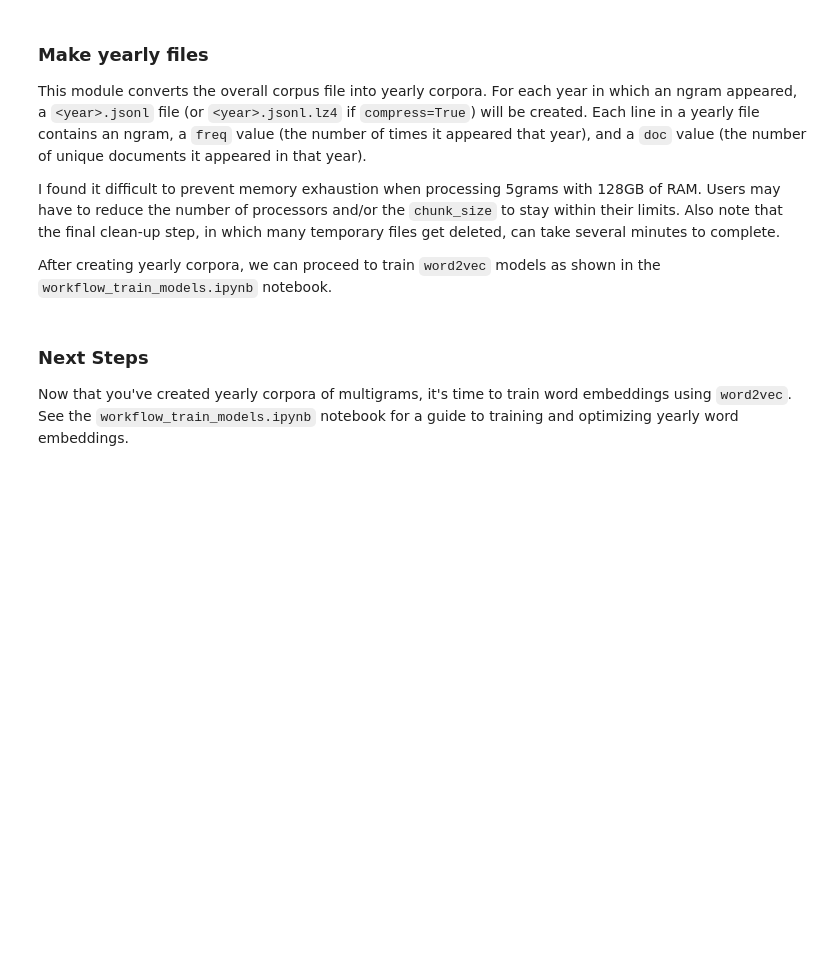
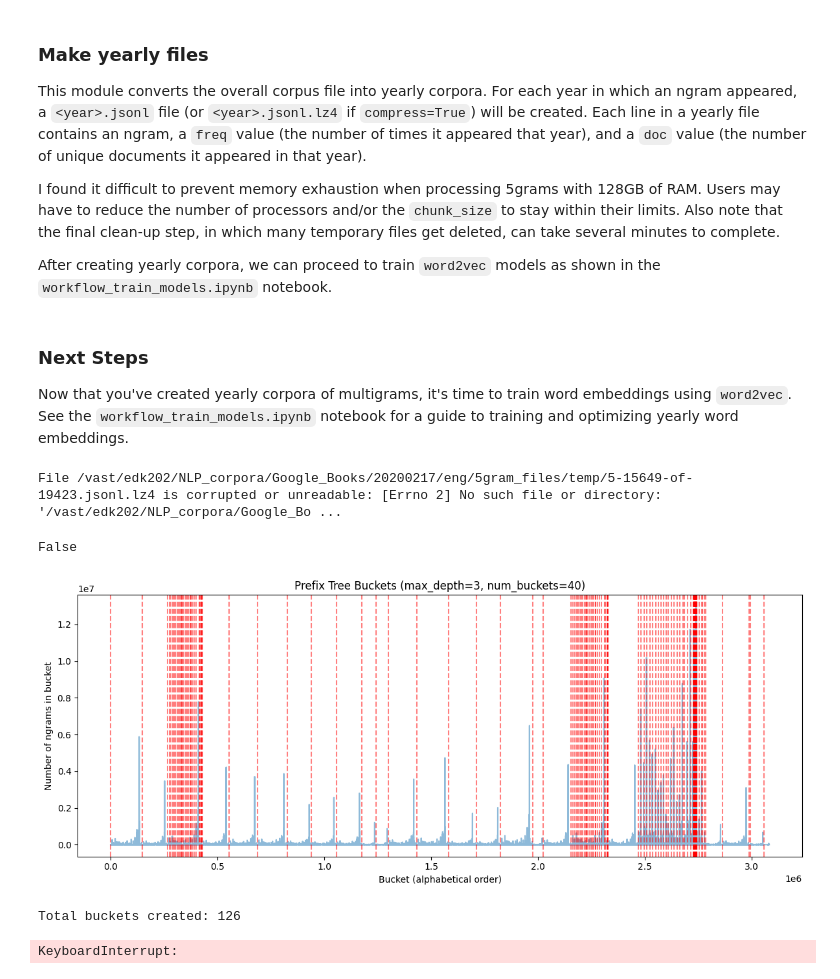
Before and after one commit to eric-d-knowles/hist_w2v, a Jupyter notebook: notebooks/workflow_multigrams.ipynb, the cells around one changed output. Cells and saved outputs as stored; diff of their text form; code cells hidden in the pictures; blank space fills up the shorter version.

```diff
--- a/notebooks/workflow_multigrams.ipynb
+++ b/notebooks/workflow_multigrams.ipynb
@@ -206,7 +287,7 @@ import lz4.frame
 
 filepath = (
     '/vast/edk202/NLP_corpora/Google_Books/20200217/eng/'
-    '5gram_files/temp/5-15649-of-19423.jsonl.lz4'
+    '5gram_files/5filter/5-15649-of-19423.jsonl.lz4'
 )
 
 def is_lz4_file_valid(filepath):
@@ -224,3 +305,32 @@ def is_lz4_file_valid(filepath):
         return False
 
 is_lz4_file_valid(filepath)
+# %% [output]
+File /vast/edk202/NLP_corpora/Google_Books/20200217/eng/5gram_files/temp/5-15649-of-19423.jsonl.lz4 is corrupted or unreadable: [Errno 2] No such file or directory: '/vast/edk202/NLP_corpora/Google_Bo ...
+False
+# %%
+buckets = optimize_buckets(
+    input_dir='/vast/edk202/NLP_corpora/Google_Books/20200217/eng/5gram_files/5filter/',
+    max_depth=3,
+    num_buckets=40,
+    workers=47,
+    show_plot=True,
+    show_buckets=False,
+)
+# %% [output]
+[figure, added]
+Total buckets created: 126
+# %%
+sort_and_combine(
+    input_dir='/vast/edk202/NLP_corpora/Google_Books/20200217/eng/5gram_files/5filter/',
+    output_dir='/vast/edk202/NLP_corpora/Google_Books/20200217/eng/5gram_files/bucketed/',
+    merged_output_path='/vast/edk202/NLP_corpora/Google_Books/20200217/eng/5gram_files/merged/5gram-merged.jsonl.lz4',
+    bucket_list=buckets,
+    delete_input=True,
+    delete_buckets=True,
+    delete_omnibus=True,
+    compress=True,
+    workers=47
+)
+# %% [output]
+KeyboardInterrupt:
```
Also changed, not shown: parts of 22 cells of this notebook, 22 other files.
